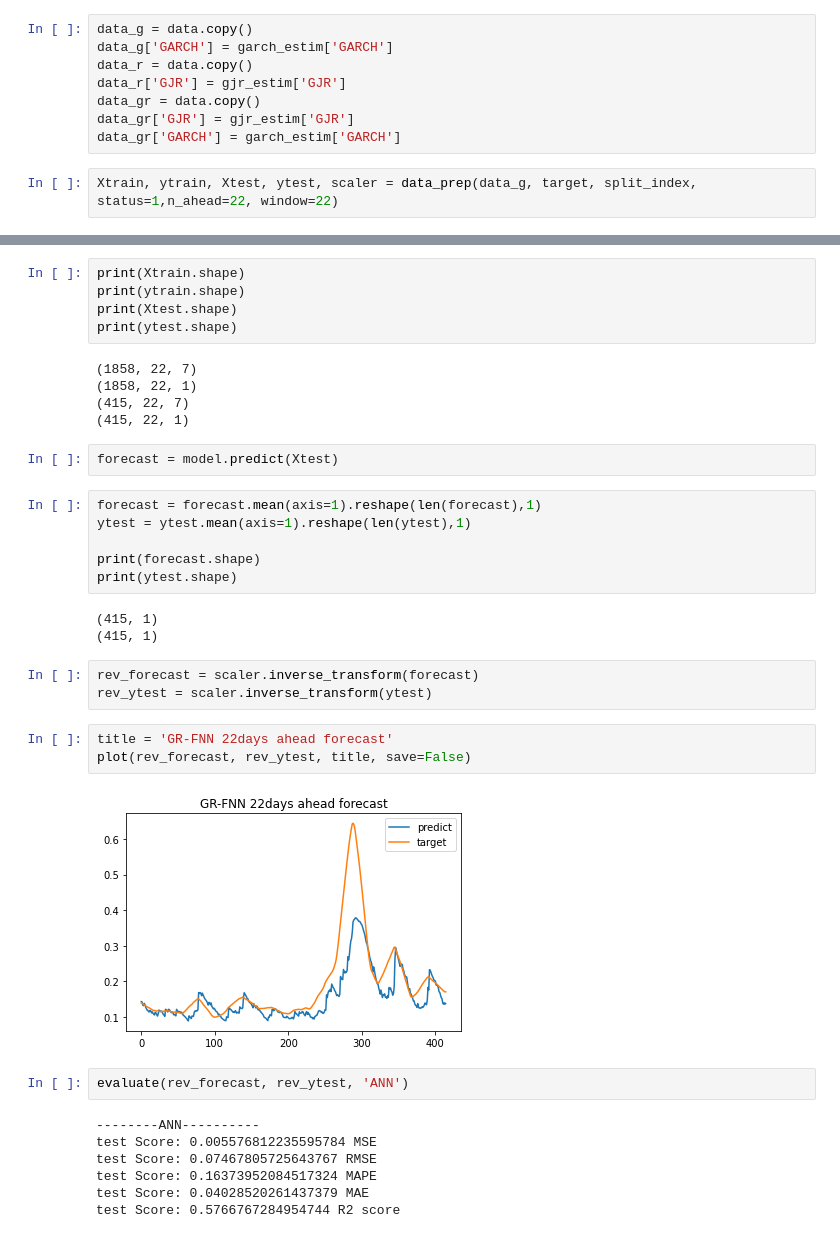
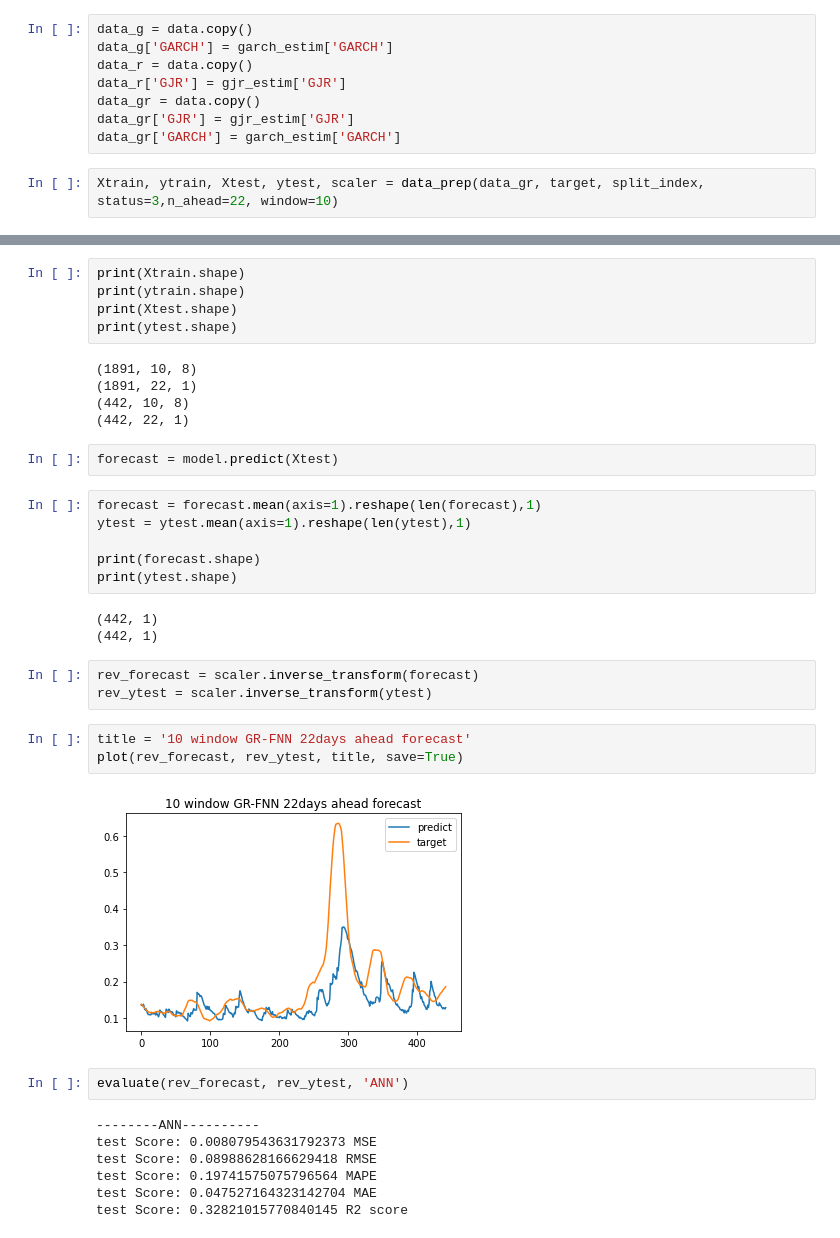
Before and after one commit to eddie8615/cs_project, a Jupyter notebook: experiment_notebook.ipynb, the cells around one changed output, grey strips where cells are left out. Cells and saved outputs as stored; diff of their text form.

```diff
--- a/experiment_notebook.ipynb
+++ b/experiment_notebook.ipynb
@@ -348,6 +349,6 @@ data_gr = data.copy()
 data_gr['GJR'] = gjr_estim['GJR']
 data_gr['GARCH'] = garch_estim['GARCH']
 # %%
-Xtrain, ytrain, Xtest, ytest, scaler = data_prep(data_g, target, split_index, status=1,n_ahead=22, window=22)
+Xtrain, ytrain, Xtest, ytest, scaler = data_prep(data_gr, target, split_index, status=3,n_ahead=22, window=10)
 # %% [output]
 <class 'pandas.core.frame.DataFrame'>
@@ -413,10 +411,10 @@ print(ytrain.shape)
 print(Xtest.shape)
 print(ytest.shape)
 # %% [output]
-(1858, 22, 7)
-(1858, 22, 1)
-(415, 22, 7)
-(415, 22, 1)
+(1891, 10, 8)
+(1891, 22, 1)
+(442, 10, 8)
+(442, 22, 1)
 # %%
 forecast = model.predict(Xtest)
 # %%
@@ -426,22 +424,22 @@ ytest = ytest.mean(axis=1).reshape(len(ytest),1)
 print(forecast.shape)
 print(ytest.shape)
 # %% [output]
-(415, 1)
-(415, 1)
+(442, 1)
+(442, 1)
 # %%
 rev_forecast = scaler.inverse_transform(forecast)
 rev_ytest = scaler.inverse_transform(ytest)
 # %%
-title = 'GR-FNN 22days ahead forecast'
-plot(rev_forecast, rev_ytest, title, save=False)
+title = '10 window GR-FNN 22days ahead forecast'
+plot(rev_forecast, rev_ytest, title, save=True)
 # %% [output]
-[figure, old version]
+[figure, new version]
 # %%
 evaluate(rev_forecast, rev_ytest, 'ANN')
 # %% [output]
 --------ANN----------
-test Score: 0.005576812235595784 MSE
-test Score: 0.07467805725643767 RMSE
-test Score: 0.16373952084517324 MAPE
-test Score: 0.04028520261437379 MAE
-test Score: 0.5766767284954744 R2 score
+test Score: 0.008079543631792373 MSE
+test Score: 0.08988628166629418 RMSE
+test Score: 0.19741575075796564 MAPE
+test Score: 0.047527164323142704 MAE
+test Score: 0.32821015770840145 R2 score
```
Also changed, not shown: parts of 7 cells of this notebook, 25 other files.
